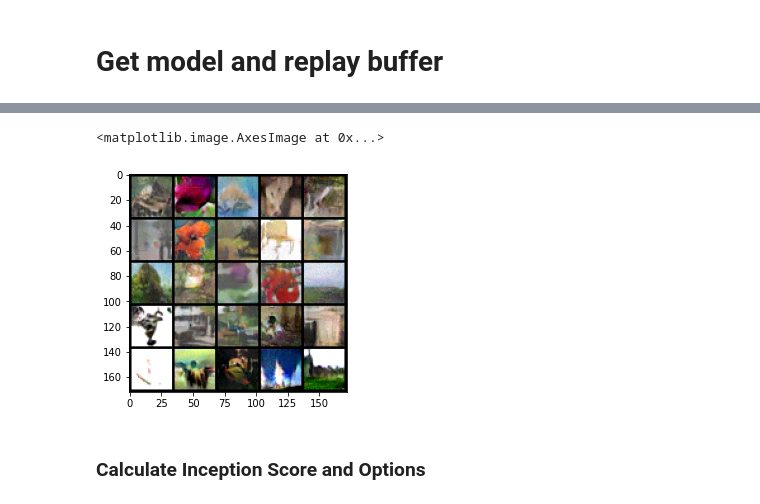
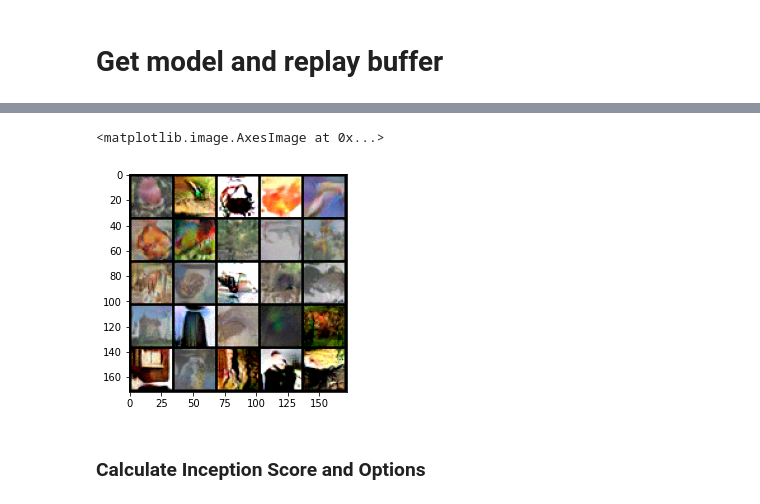
Before and after one commit to ljrprocc/EBKD, a Jupyter notebook: plot_energy_distribution.ipynb, the cells around one changed output, grey strips where cells are left out. Saved outputs shown, nothing was run; the diff lists cells and outputs as text; code cells hidden in the pictures.

```diff
--- a/plot_energy_distribution.ipynb
+++ b/plot_energy_distribution.ipynb
@@ -17,24 +15,24 @@ log.txt          qx_energy.npy   res_epoch_200.pts
 # %%
 import matplotlib.pyplot as plt
 import torchvision.utils as vutils
-model = model_dict['resnet20x10'](num_classes=100)
+model = model_dict['resnet26x10'](num_classes=100)
 model = model_dict['Score'](model, n_cls=100)
-save_path = '/data/lijingru/EBKD/save/student_model/resnet20x10_cifar100_lr_0.0001_decay_0.0_buffer_size_10000_lpx_0.0_lpxy_1.0_energy_mode_mcmc_step_size_1.0_trial_2_cls_mode_cls/'
-ckpt_dict = torch.load(save_path + 'res_epoch_250.pts')
+save_path = '/data/lijingru/EBKD/save/student_model/resnet26x10_cifar100_lr_0.0001_decay_0.0_buffer_size_10000_lpx_0.0_lpxy_1.0_energy_mode_mcmc_step_size_1.0_trial_2_cls_mode_cls/'
+ckpt_dict = torch.load(save_path + 'res_epoch_200.pts')
 model.load_state_dict(ckpt_dict["model_state_dict"])
 replay_buffer = ckpt_dict["replay_buffer"]
 sqrt = lambda x: int(torch.sqrt(torch.tensor([x])))
 plot = lambda x: vutils.make_grid(torch.clamp(x, -1, 1), normalize=True, nrow=sqrt(x.size(0)))
 buffer_size = len(replay_buffer)
 inds = torch.randint(0, buffer_size, (25,))
 sampled = replay_buffer[inds]
 imgs = plot(sampled)
 img = np.transpose(imgs, (1,2,0))
 plt.figure(10)
 plt.imshow(img)
 # %% [output]
 <matplotlib.image.AxesImage at 0x...>
-[figure, old version]
+[figure, new version]
 # %% [markdown]
 ### Calculate Inception Score and Options
 # %%
```
Also changed, not shown: parts of 12 cells of this notebook, 1 other file.
